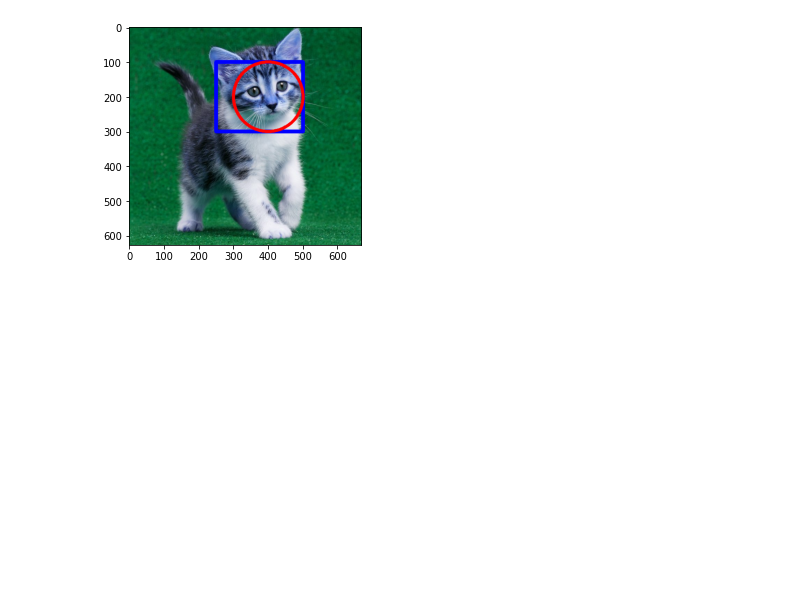
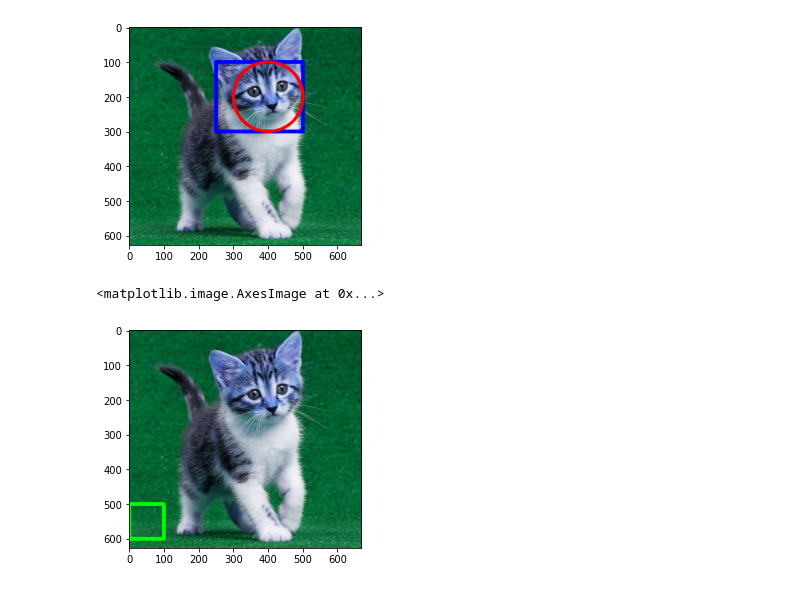
Before and after one commit to mwpras0/PCVK_Genap_2021, a Jupyter notebook: Week2.ipynb, the cells around one changed output. Drawn from its saved outputs; the diff is of its cells as text; code cells hidden in the pictures; blank space fills up the shorter version.

```diff
--- a/Week2.ipynb
+++ b/Week2.ipynb
@@ -185,3 +185,9 @@ plt.imshow(imgt)
 # %% [output]
 <matplotlib.image.AxesImage at 0x...>
 [figure]
+# %%
+cv.rectangle(img,pt1=(100,600),pt2=(0,500),color=(0,255,0),thickness=10)
+plt.imshow(img)
+# %% [output]
+<matplotlib.image.AxesImage at 0x...>
+[figure, added]
```
